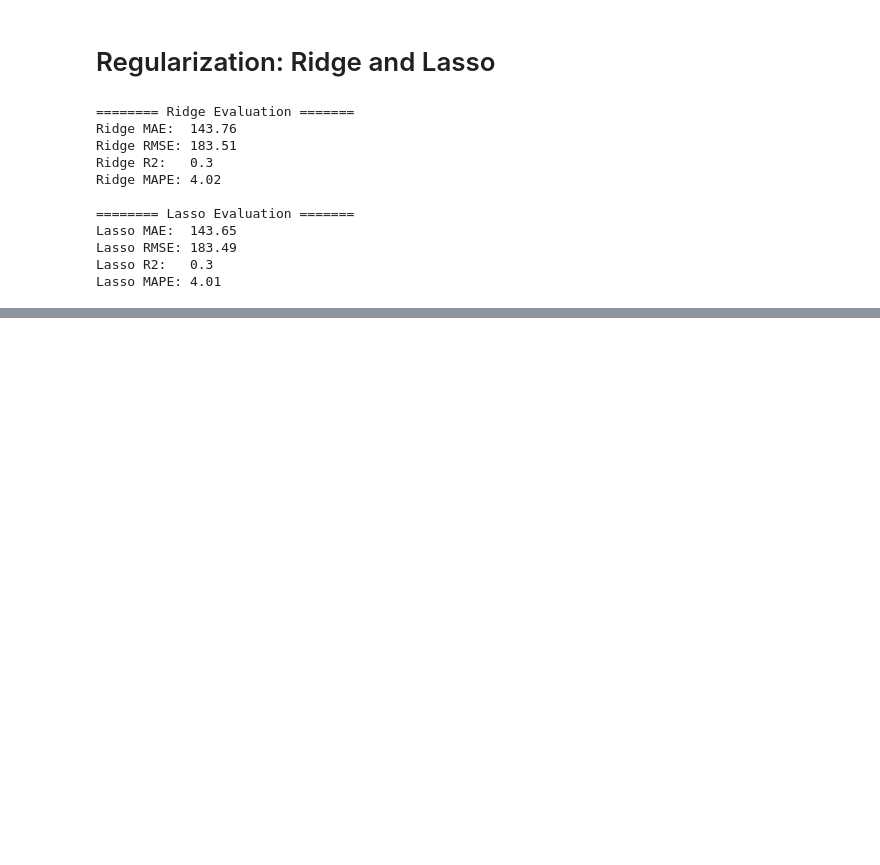
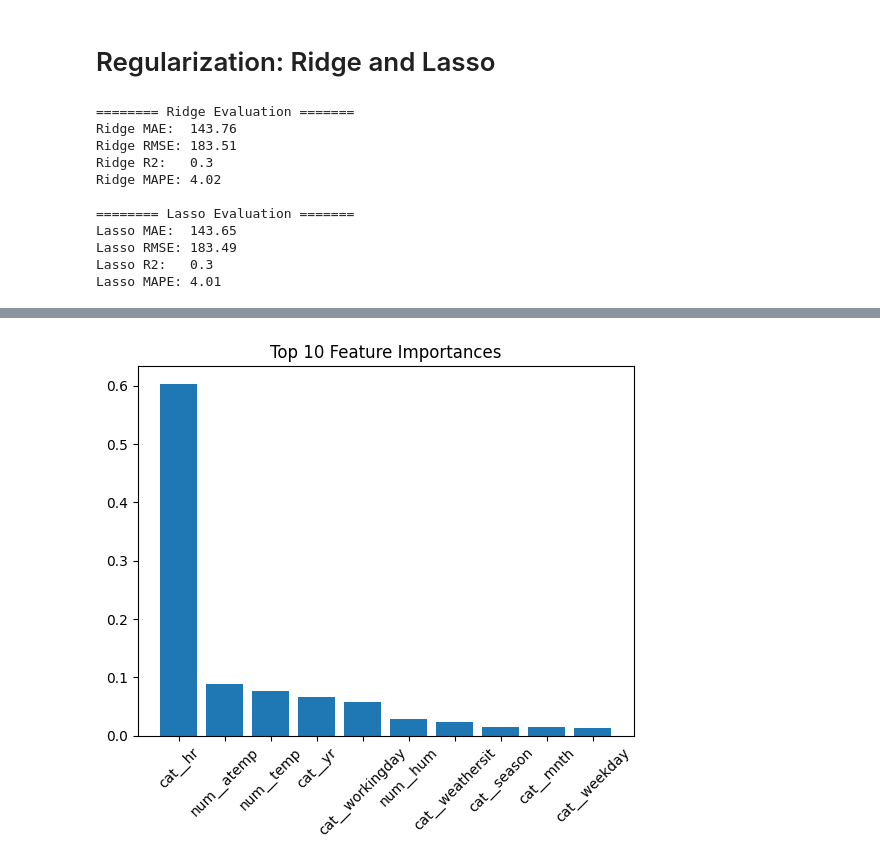
Before and after one commit to ZabitMagomed239/Bike-Rental-Regression-Project, a Jupyter notebook: noteboks/02_modeling.ipynb, the cells around one changed output, grey strips where cells are left out. Saved outputs shown, nothing was run; the diff lists cells and outputs as text; code cells hidden in the pictures; blank space fills up the shorter version.

Commit message:
Tree model

```diff
--- a/noteboks/02_modeling.ipynb
+++ b/noteboks/02_modeling.ipynb
@@ -198,0 +220,16 @@ In this case, regularization did not help on the time-based test split. The plai
+# %%
+# Default model
+rf_model = Pipeline(steps=[
+    ('preprocessing', preprocessor),
+    ('rf', RandomForestRegressor(random_state=42))
+])
+
+rf_model.fit(X_train, y_train)
+
+y_rf = rf_model.predict(X_test)
+
+print("======== Random Forest Evaluation =======")
+print("RF MAE:", round(MAE(y_test.values, y_rf), 2))
+print("RF RMSE:", round(RMSE(y_test.values, y_rf), 2))
+print("RF R2:", round(r2_score(y_test.values, y_rf), 2))
+print("RF MAPE:", round(MAPE(y_test.values, y_rf), 2))
@@ -198,0 +276,20 @@ In this case, regularization did not help on the time-based test split. The plai
+# %%
+# Get feature names
+feature_names = rf_model.named_steps['preprocessing'].get_feature_names_out()
+
+# Get importances
+importances = rf_model.named_steps['rf'].feature_importances_
+
+importance_df = pd.DataFrame({
+    'Feature': feature_names,
+    'Importance': importances
+}).sort_values(by='Importance', ascending=False)
+
+# Plot
+plt.figure()
+plt.bar(importance_df['Feature'][:10], importance_df['Importance'][:10])
+plt.xticks(rotation=45)
+plt.title("Top 10 Feature Importances")
+plt.show()
+# %% [output]
+[figure, added]
```
Also changed, not shown: parts of 7 cells of this notebook.
